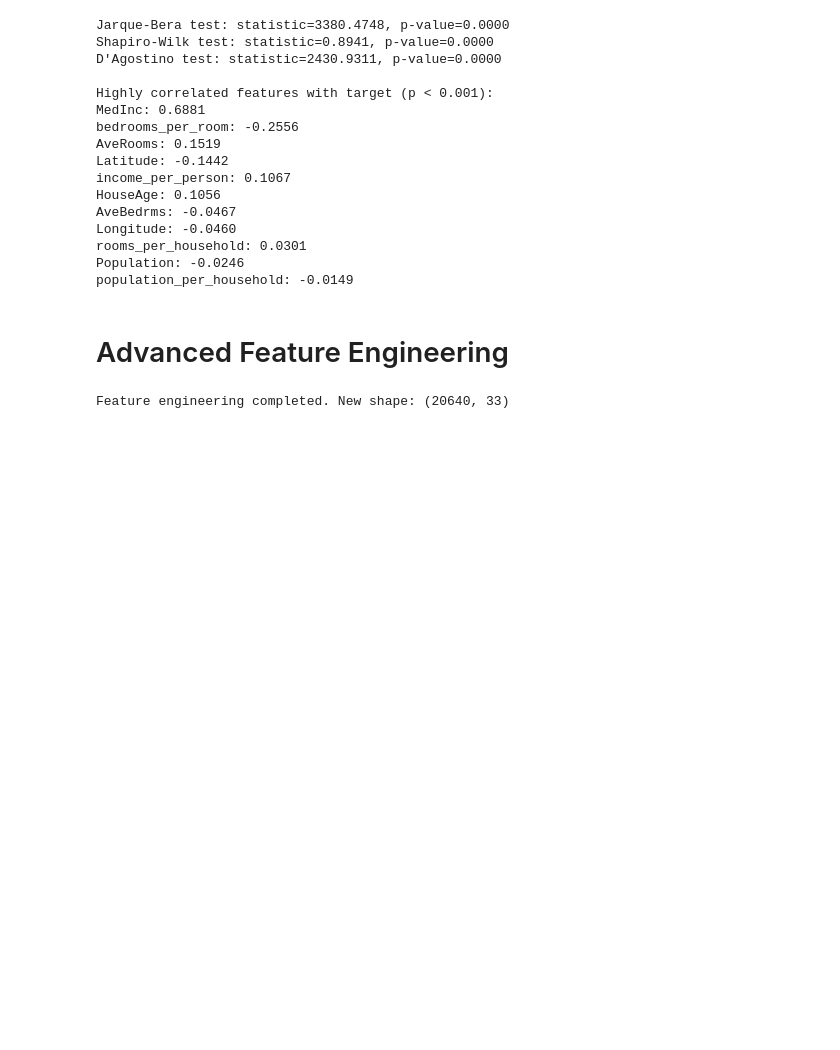
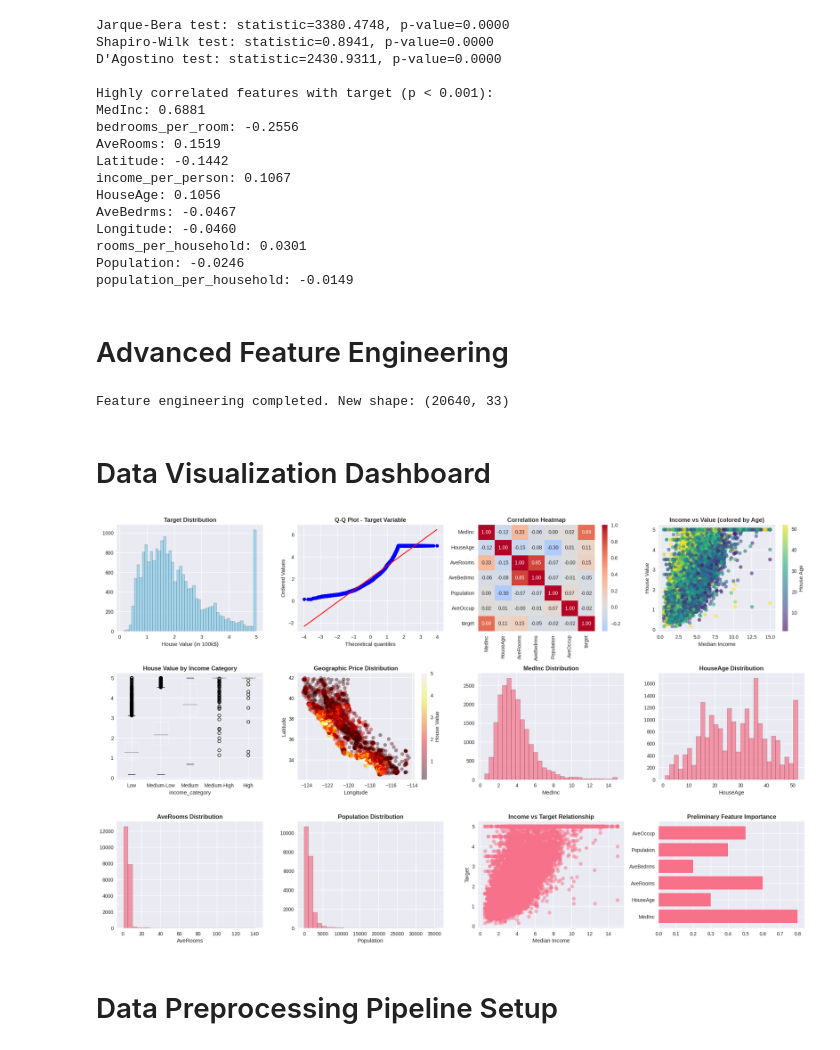
Before and after one commit to Nimo-07/Housing-Price-Prediction-System, a Jupyter notebook: code.ipynb, the cells around one changed output. Drawn from its saved outputs; the diff is of its cells as text; code cells hidden in the pictures; blank space fills up the shorter version.

Commit message:
Data Visualization Dashboard and Data Preprocessing Pipeline Setup

```diff
--- a/code.ipynb
+++ b/code.ipynb
@@ -126,3 +126,65 @@ for feature in poly_features:
 print(f"Feature engineering completed. New shape: {df_encoded.shape}")
 # %% [output]
 Feature engineering completed. New shape: (20640, 33)
+# %% [markdown]
+# Data Visualization Dashboard
+# %%
+fig = plt.figure(figsize=(20, 16))
+
+plt.subplot(4, 4, 1)
+plt.hist(df['target'], bins=50, alpha=0.7, color='skyblue', edgecolor='black')
+plt.title('Target Distribution', fontsize=12, fontweight='bold')
+plt.xlabel('House Value (in 100k$)')
+
+plt.subplot(4, 4, 2)
+stats.probplot(df['target'], dist="norm", plot=plt)
+plt.title('Q-Q Plot - Target Variable', fontsize=12, fontweight='bold')
+
+plt.subplot(4, 4, 3)
+correlation_subset = df[['MedInc', 'HouseAge', 'AveRooms', 'AveBedrms', 'Population', 'AveOccup', 'target']].corr()
+sns.heatmap(correlation_subset, annot=True, cmap='coolwarm', center=0, fmt='.2f')
+plt.title('Correlation Heatmap', fontsize=12, fontweight='bold')
+
+plt.subplot(4, 4, 4)
+scatter = plt.scatter(df['MedInc'], df['target'], c=df['HouseAge'], cmap='viridis', alpha=0.6)
+plt.colorbar(scatter, label='House Age')
+plt.xlabel('Median Income')
+plt.ylabel('House Value')
+plt.title('Income vs Value (colored by Age)', fontsize=12, fontweight='bold')
+
+plt.subplot(4, 4, 5)
+df.boxplot(column='target', by='income_category', ax=plt.gca())
+plt.title('House Value by Income Category', fontsize=12, fontweight='bold')
+plt.suptitle('')
+
+plt.subplot(4, 4, 6)
+plt.scatter(df['Longitude'], df['Latitude'], c=df['target'], cmap='hot', alpha=0.4)
+plt.colorbar(label='House Value')
+plt.xlabel('Longitude')
+plt.ylabel('Latitude')
+plt.title('Geographic Price Distribution', fontsize=12, fontweight='bold')
+
+for i, feature in enumerate(['MedInc', 'HouseAge', 'AveRooms', 'Population'], 7):
+    plt.subplot(4, 4, i)
+    plt.hist(df[feature], bins=30, alpha=0.7, edgecolor='black')
+    plt.title(f'{feature} Distribution', fontsize=12, fontweight='bold')
+    plt.xlabel(feature)
+
+plt.subplot(4, 4, 11)
+plt.scatter(df['MedInc'], df['target'], alpha=0.5)
+plt.xlabel('Median Income')
+plt.ylabel('Target')
+plt.title('Income vs Target Relationship', fontsize=12, fontweight='bold')
+
+plt.subplot(4, 4, 12)
+feature_names = ['MedInc', 'HouseAge', 'AveRooms', 'AveBedrms', 'Population', 'AveOccup']
+importance_values = [0.8, 0.3, 0.6, 0.2, 0.4, 0.5]
+plt.barh(feature_names, importance_values)
+plt.title('Preliminary Feature Importance', fontsize=12, fontweight='bold')
+
+plt.tight_layout()
+plt.show()
+# %% [output]
+[figure, added]
+# %% [markdown]
+# Data Preprocessing Pipeline Setup
```
Also changed, not shown: parts of 1 cell of this notebook.
